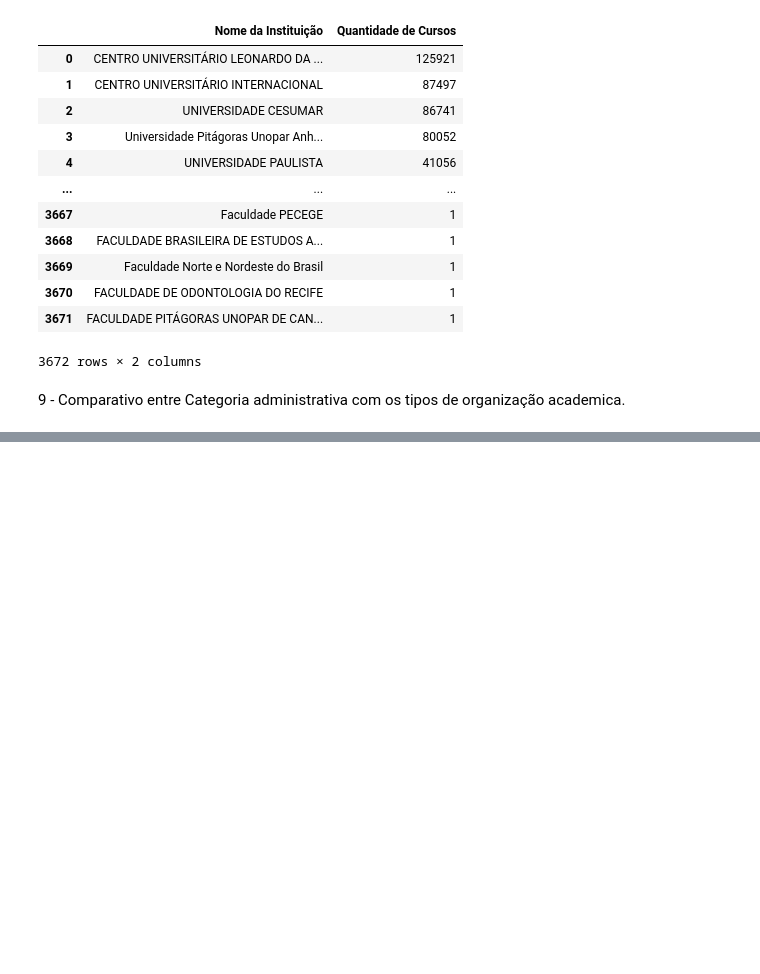
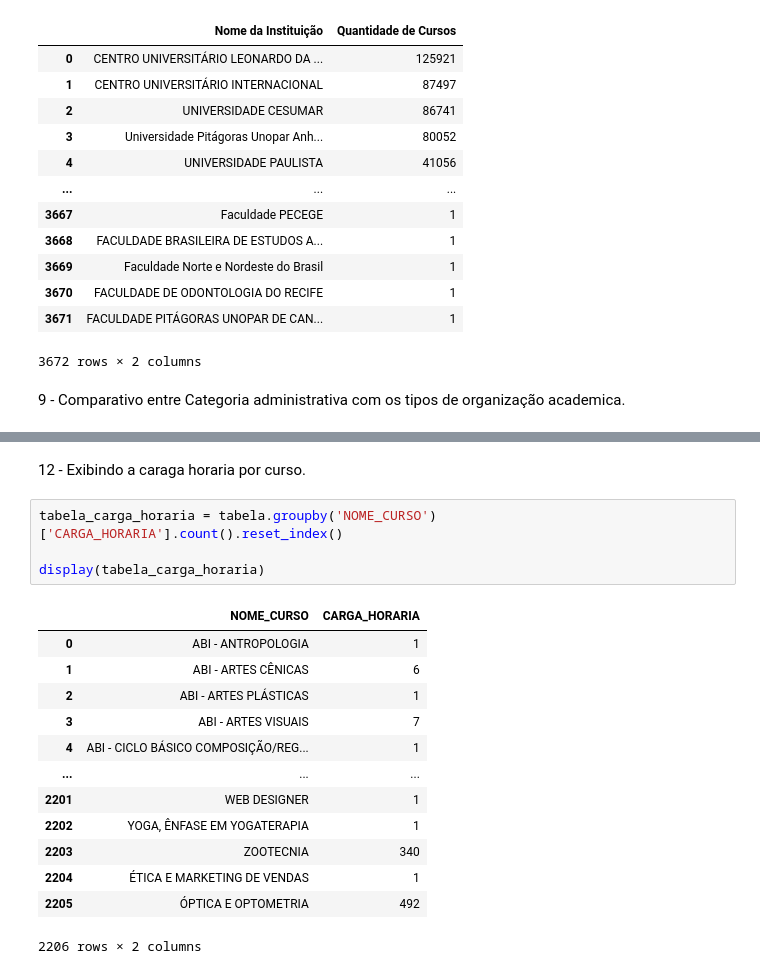
Before and after one commit to LucasPolicarpo-svg/Projeto_Final_Python, a Jupyter notebook: dados.ipynb, the cells around one changed output, grey strips where cells are left out. Saved outputs shown, nothing was run; the diff lists cells and outputs as text; blank space fills up the shorter version.

```diff
--- a/dados.ipynb
+++ b/dados.ipynb
@@ -199,0 +259,20 @@ display(tabela_comparativa)
+# %% [markdown]
+12 - Exibindo a caraga horaria por curso.
+# %%
+tabela_carga_horaria = tabela.groupby('NOME_CURSO')['CARGA_HORARIA'].count().reset_index()
+
+display(tabela_carga_horaria)
+# %% [output]
+|  | NOME_CURSO | CARGA_HORARIA |
+| 0 | ABI - ANTROPOLOGIA | 1 |
+| 1 | ABI - ARTES CÊNICAS | 6 |
+| 2 | ABI - ARTES PLÁSTICAS | 1 |
+| 3 | ABI - ARTES VISUAIS | 7 |
+| 4 | ABI - CICLO BÁSICO COMPOSIÇÃO/REG... | 1 |
+| ... | ... | ... |
+| 2201 | WEB DESIGNER | 1 |
+| 2202 | YOGA, ÊNFASE EM YOGATERAPIA | 1 |
+| 2203 | ZOOTECNIA | 340 |
+| 2204 | ÉTICA E MARKETING DE VENDAS | 1 |
+| 2205 | ÓPTICA E OPTOMETRIA | 492 |
+2206 rows × 2 columns
```
Also changed, not shown: parts of 10 cells of this notebook.
